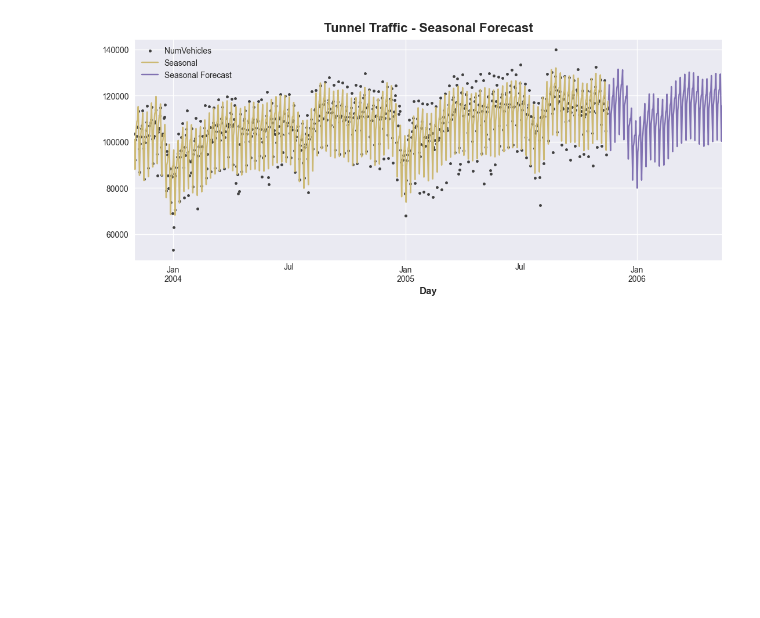
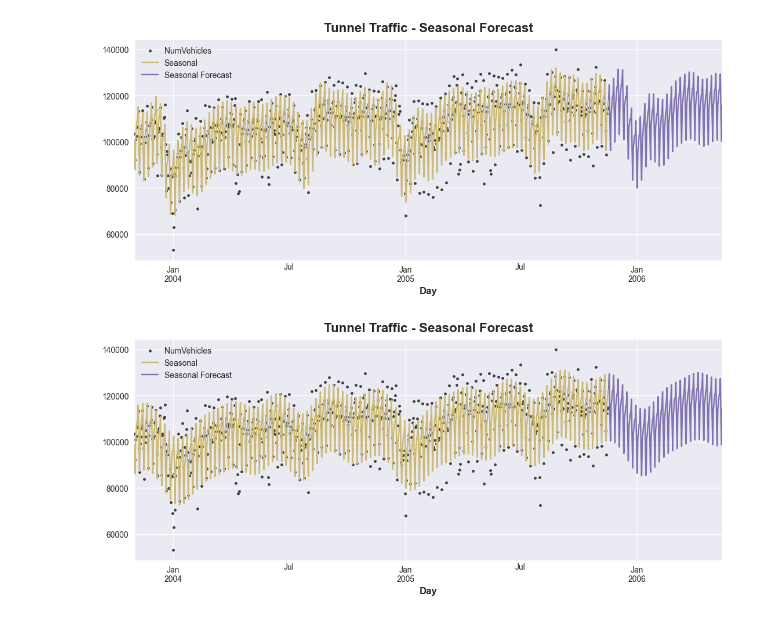
Before and after one commit to OveysSafarnejad/timeseries, a Jupyter notebook: src/intro.ipynb, the cells around one changed output. Cells and saved outputs as stored; diff of their text form; code cells hidden in the pictures; blank space fills up the shorter version.

```diff
--- a/src/intro.ipynb
+++ b/src/intro.ipynb
@@ -392,0 +404,3 @@ X = dp.in_sample()
+# %%
+X_10 = dp_10.in_sample()
+X_6 = dp_6.in_sample()
@@ -396,17 +427,29 @@ With our feature set created, we're ready to fit the model and make predictions.
 y = tunnel['NumVehicles']
 
 model = LinearRegression(fit_intercept=False)
-model.fit(X, y)
-y_pred = pd.Series(model.predict(X), index=X.index)
-
-
-
-X_fore = dp.out_of_sample(steps=180)
-y_fore = pd.Series(model.predict(X_fore), index=X_fore.index)
 # %%
+model.fit(X_10, y)
+y_10_pred = pd.Series(model.predict(X_10), index=X_10.index)
+X_10_fore = dp_10.out_of_sample(steps=180)
+y_10_fore = pd.Series(model.predict(X_10_fore), index=X_10_fore.index)
+
+
 ax = y.plot(color='0.25', style='.', title="Tunnel Traffic - Seasonal Forecast")
-ax = y_pred.plot(ax=ax, label="Seasonal", color='C4')
-ax = y_fore.plot(ax=ax, label="Seasonal Forecast", color='C3')
+ax = y_10_pred.plot(ax=ax, label="Seasonal", color='C4')
+ax = y_10_fore.plot(ax=ax, label="Seasonal Forecast", color='C3')
 _ = ax.legend()
 # %% [output]
 [figure]
+# %%
+model.fit(X_6, y)
+y_6_pred = pd.Series(model.predict(X_6), index=X_6.index)
+X_6_fore = dp_6.out_of_sample(steps=180)
+y_6_fore = pd.Series(model.predict(X_6_fore), index=X_6_fore.index)
+
+
+ax = y.plot(color='0.25', style='.', title="Tunnel Traffic - Seasonal Forecast")
+ax = y_6_pred.plot(ax=ax, label="Seasonal", color='C4')
+ax = y_6_fore.plot(ax=ax, label="Seasonal Forecast", color='C3')
+_ = ax.legend()
+# %% [output]
+[figure, added]
```
Also changed, not shown: parts of 2 cells of this notebook.
